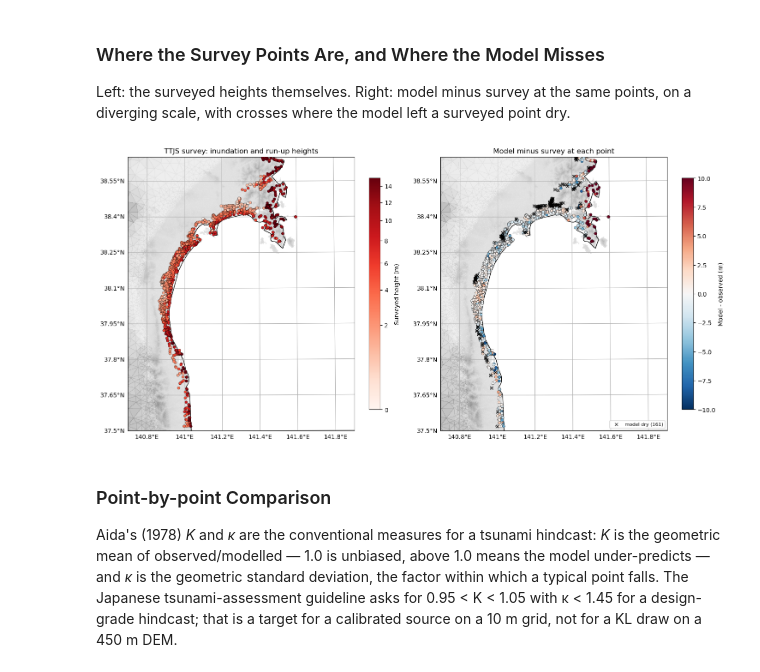
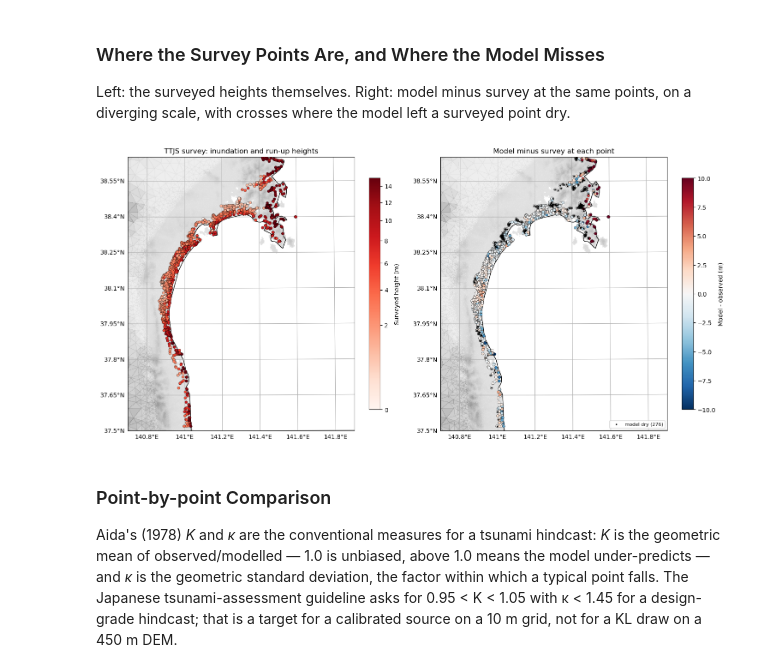
Before and after one commit to stoiver/Tohoku, a Jupyter notebook: notebook_tohoku_open_elevation.ipynb, the cells around one changed output. Cells and saved outputs as stored; diff of their text form; code cells hidden in the pictures.

```diff
--- a/notebook_tohoku_open_elevation.ipynb
+++ b/notebook_tohoku_open_elevation.ipynb
@@ -286,7 +286,7 @@ dry falls from 64 to 3.  The 450 m DEM cannot resolve the low ground the water
 actually crossed.
 # %%
 # 'open' = downloaded GeoTIFF only; 'pts' = overlay Tohoku.pts where it covers.
-elevation_source = 'pts'
+elevation_source = 'open'
 
 domain.set_quantity('elevation', filename=dem_file, location='centroids', verbose=True)
 
@@ -1070,35 +1071,35 @@ panels = [
     (axes[0], survey_closeup['height'], 'Reds', norm_h,
      'Surveyed height (m)', 'TTJS survey: inundation and run-up heights'),
     (axes[1], residual, 'RdBu_r', norm_d,
      'Model - observed (m)', 'Model minus survey at each point'),
 ]
 
 for ax, values, cmap, norm, label, title in panels:
     ax.tripcolor(triang, facecolors=land, cmap='Greys', vmin=-400, vmax=1500,
                  alpha=0.5)
     img = ax.scatter(survey_closeup['east'], survey_closeup['north'], c=values,
                      cmap=cmap, norm=norm, s=20, edgecolor='k', linewidth=0.3,
                      zorder=5, transform=ccrs.UTM(zone=54))
     ax.set_extent(study_extent_ll, crs=PC)
     ax.coastlines(resolution='10m')
     gl = ax.gridlines(draw_labels=True)
     gl.top_labels = gl.right_labels = False
     if plot_scalebar:
         add_scalebar(ax, length_km=25)
     ax.set_title(title)
     plt.colorbar(img, ax=ax, shrink=0.7, pad=0.05, label=label)
 
 # Points the model left dry carry no residual; mark them so they are not read
 # as agreement.
 dry = ~np.isfinite(h_closeup)
 axes[1].scatter(survey_closeup['east'][dry], survey_closeup['north'][dry],
-                marker='x', s=26, color='k', linewidth=0.8, zorder=6,
+                marker='.', s=10, color='k', linewidth=0.8, zorder=6,
                 transform=ccrs.UTM(zone=54), label=f'model dry ({dry.sum()})')
 axes[1].legend(loc='lower right', fontsize=8)
 
 plt.tight_layout()
 # %% [output]
-[figure, old version]
+[figure, new version]
 # %% [markdown]
 ### Point-by-point Comparison
 
```
Also changed, not shown: parts of 18 cells of this notebook.
